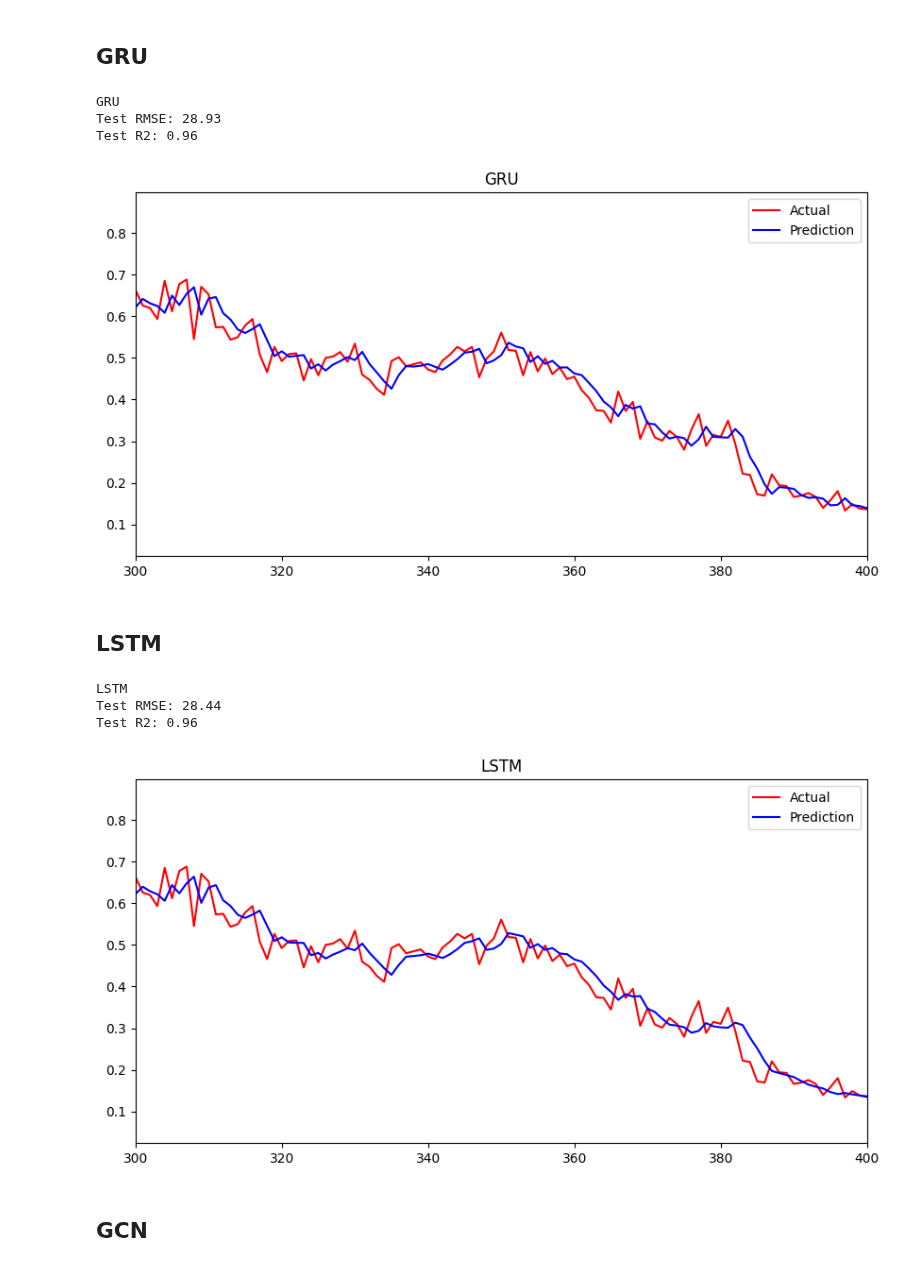
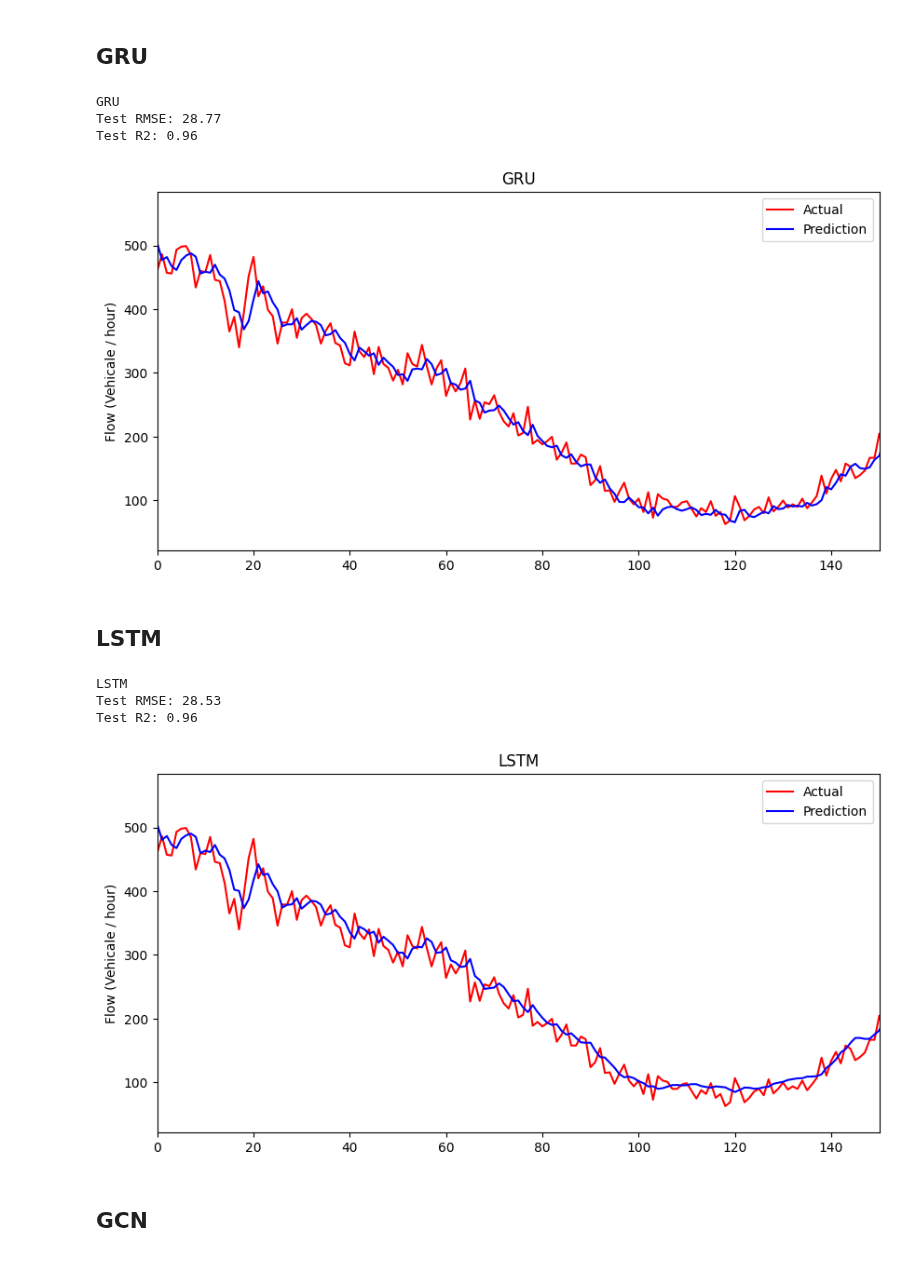
Before and after one commit to fredrikkortet/mt-hh, a Jupyter notebook: all.ipynb, the cells around one changed output. Drawn from its saved outputs; the diff is of its cells as text; code cells hidden in the pictures.

```diff
--- a/all.ipynb
+++ b/all.ipynb
@@ -69,7 +69,7 @@ testX = np.reshape(testX, (testX.shape[0], testX.shape[1], 1))
 ## ARIMA
 # %%
 xtrainARIMA = train_data
-xtestARIMA = test_data
+xtestARIMA = test_data[30:]
 history = xtrainARIMA.tolist()
 #arima = auto_arima(xtrainARIMA, start_p=1, start_q=1,test='adf',max_p=5, max_q=5,m=4,d=1,seasonal=True, start_P=0, D=None, trace=True, error_action='ignore',  suppress_warnings=True, stepwise=True,information_criterion='aicc')
 order = (5,1,0)
@@ -184,26 +199,44 @@ Epoch 20/20
 # %%
 def plot(title,testPredict,arima=False,svr=False):
     if arima:
+        testPredict = testPredict * (dataBefore.max(axis=0) - dataBefore.min(axis=0))+ dataBefore.min(axis=0)
+        xtestARIMAs = xtestARIMA * (dataBefore.max(axis=0) - dataBefore.min(axis=0))+ dataBefore.min(axis=0)
         # Calculate root mean squared error
-        rmse = sqrt(mean_squared_error(xtestARIMA[:len(testPredict)],testPredict))
+        rmse = sqrt(mean_squared_error(xtestARIMAs[:len(testPredict)],testPredict))
         # Calculate R2 score
-        r2s = r2_score(y_true=xtestARIMA[:len(testPredict)],y_pred=testPredict)
+        r2s = r2_score(y_true=xtestARIMAs[:len(testPredict)],y_pred=testPredict)
 
         print(title)
         print('Test RMSE: %.2f' % rmse)
         print('Test R2: %.2f' % r2s)
-
-        plt.plot(xtestARIMA,color = 'blue',label = "Actual")
-        plt.plot(testPredict, color='red', label = "Prediction")
+        plt.figure(figsize=(10,5))
+        plt.plot(xtestARIMAs,color = 'red',label = "Actual")
+        plt.plot(testPredict, color='blue', label = "Prediction")
         plt.xlabel('Date')
         plt.ylabel("Flow (Vehicale / hour)")
         plt.title('Traffic flow with ARIMA')
         plt.xlim(0,len(testPredict)-1)
         plt.legend()
         plt.show()
-        return
+        return r2s,rmse
     elif svr:
-        return
+         # Calculate root mean squared error
+        rmse = sqrt(mean_squared_error(SVRtestY,testPredict))
+        # Calculate R2 score
+        r2s = r2_score(y_true=SVRtestY,y_pred=testPredict)
+        print(title)
+        print('Test RMSE: %.2f' % rmse)
+        print('Test R2: %.2f' % r2s)
+
+        plt.figure(figsize=(10,5))
+        plt.plot(SVRtestY[30:],color = 'red',label = 'Actual')
+        plt.plot(testPredict[30:].reshape(-1,1),color = 'blue',label = 'Prediction')
+        plt.legend()
+        plt.title(title)
+        plt.ylabel("Flow (Vehicale / hour)")
+        plt.xlim(0,150)
+        plt.show()
+        return r2s,rmse
     else:
         # Inverse transform the predictions values
         invtestPred = scaler.inverse_transform(testPredict)
@@ -218,12 +251,14 @@ def plot(title,testPredict,arima=False,svr=False):
         print('Test R2: %.2f' % r2s)
 
         plt.figure(figsize=(10,5))
-        plt.plot(testY,color = 'red',label = 'Actual')
-        plt.plot(testPredict,color = 'blue',label = 'Prediction')
+        plt.plot(invtestY[0],color = 'red',label = 'Actual')
+        plt.plot(invtestPred.reshape(-1,1),color = 'blue',label = 'Prediction')
         plt.legend()
         plt.title(title)
-        plt.xlim(300,400)
+        plt.ylabel("Flow (Vehicale / hour)")
+        plt.xlim(0,150)
         plt.show()
+        return r2s,rmse
 # %%
 # Inverse transform the actual values
 invtestY = scaler.inverse_transform([testY])
@@ -239,20 +288,20 @@ plot("SVR",,svr=True)
 # %% [markdown]
 ## GRU
 # %%
-plot("GRU",GRUtestPredict)
+GRUr2s,GRUrmse =plot("GRU",GRUtestPredict)
 # %% [output]
 GRU
-Test RMSE: 28.93
+Test RMSE: 28.77
 Test R2: 0.96
-[figure, old version]
+[figure, new version]
 # %% [markdown]
 ## LSTM
 # %%
-plot("LSTM",LSTMtestPredict)
+LSTMr2s,LSTMrmse=plot("LSTM",LSTMtestPredict)
 # %% [output]
 LSTM
-Test RMSE: 28.44
+Test RMSE: 28.53
 Test R2: 0.96
-[figure, old version]
+[figure, new version]
 # %% [markdown]
 ## GCN
```
Also changed, not shown: parts of 12 cells of this notebook.
